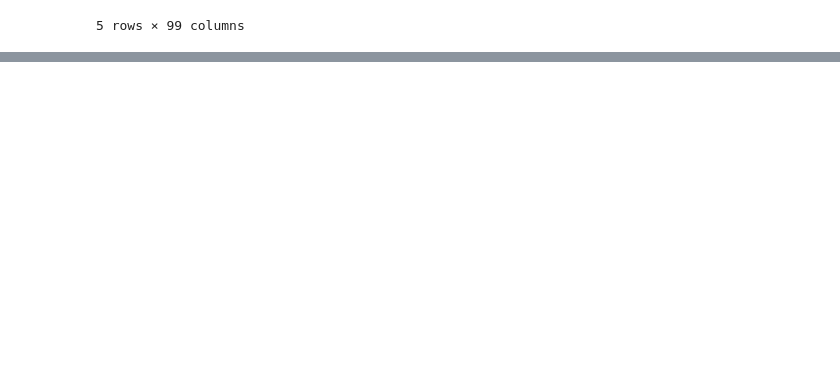
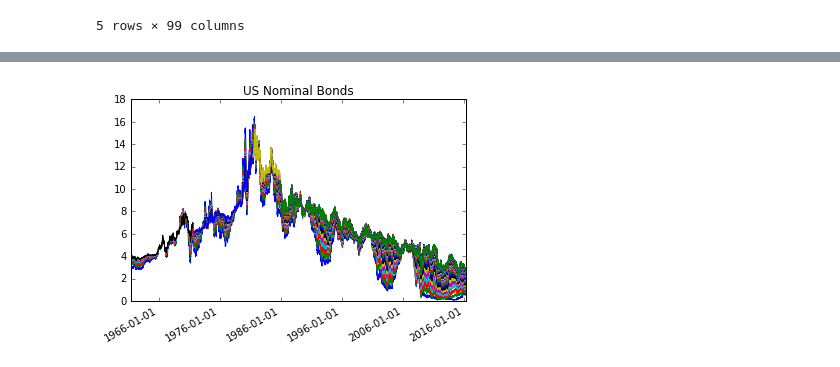
Before and after one commit to GinoAndTonic/ssylvain_public, a Jupyter notebook: research/haats/getdata_04202016.ipynb, the cells around one changed output, grey strips where cells are left out. Saved outputs shown, nothing was run; the diff lists cells and outputs as text; code cells hidden in the pictures; blank space fills up the shorter version.

```diff
--- a/research/haats/getdata_04202016.ipynb
+++ b/research/haats/getdata_04202016.ipynb
@@ -119,0 +194,21 @@ nominal_data=nominal_data.filter(regex='SVENY')
+# %%
+
+import matplotlib.dates as mdates
+
+fig, ax = plt.subplots(1)
+figures = {'fig1': fig, 'ax_fig1': ax}
+figures['fig1_name'] = '\\f1'
+figures['ax_fig1'].plot(nominal_data)   # matplotlib does not support NumPy datetime64 objects (at least not yet). Therefore, convert x to Python datetime.datetime
+# rotate and align the tick labels so they look better
+figures['fig1'].autofmt_xdate()
+# use a more precise date string for the x axis locations in the
+# toolbar
+#ax1.fmt_xdata = mdates.DateFormatter('%Y-%m-%d')  # DateFormatter('%Y-%m-%d')
+figures['ax_fig1'].xaxis.set_major_formatter(mdates.DateFormatter('%Y-%m-%d'))
+# figures['fig1'].suptitle('US Nominal Bonds')
+figures['ax_fig1'].set_title('US Nominal Bonds')
+labels = figures['ax_fig1'].get_xticklabels()
+plt.setp(labels, rotation=30)
+plt.draw()
+# %% [output]
+[figure, added]
```
Also changed, not shown: parts of 35 cells of this notebook, 4 other files.
